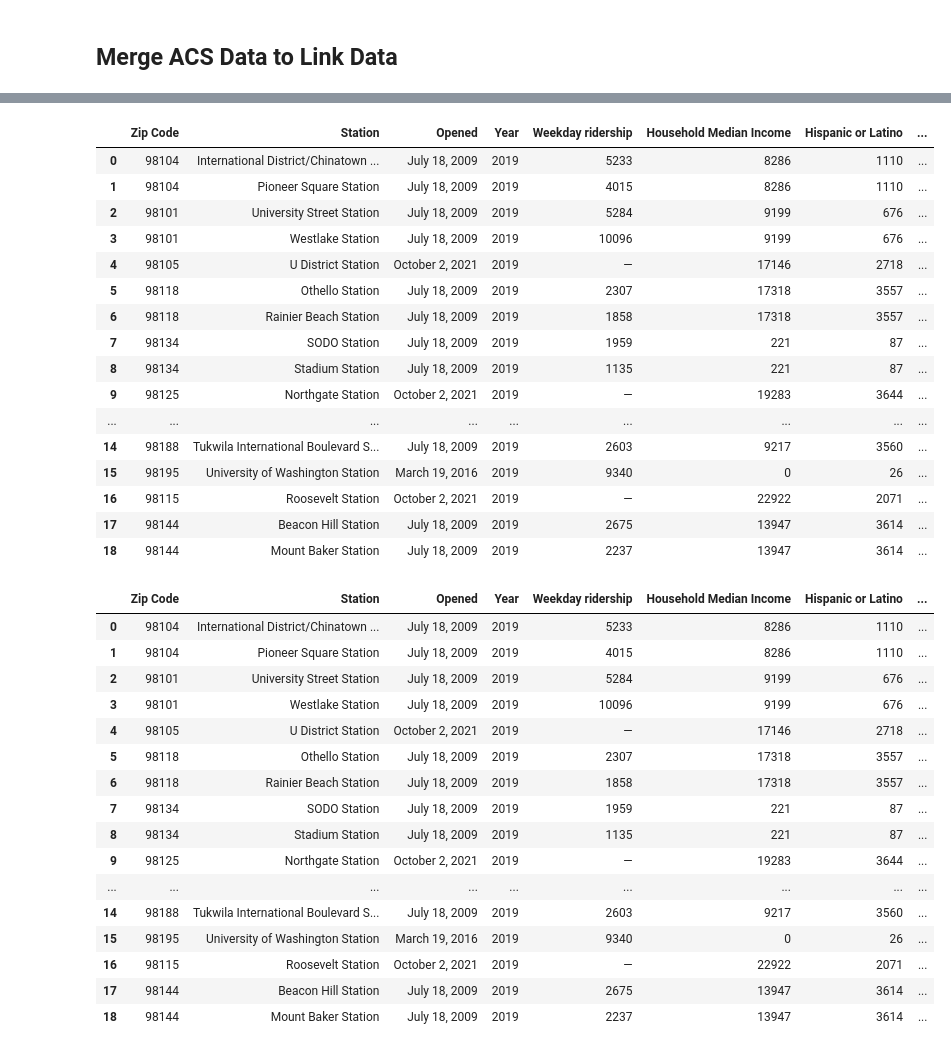
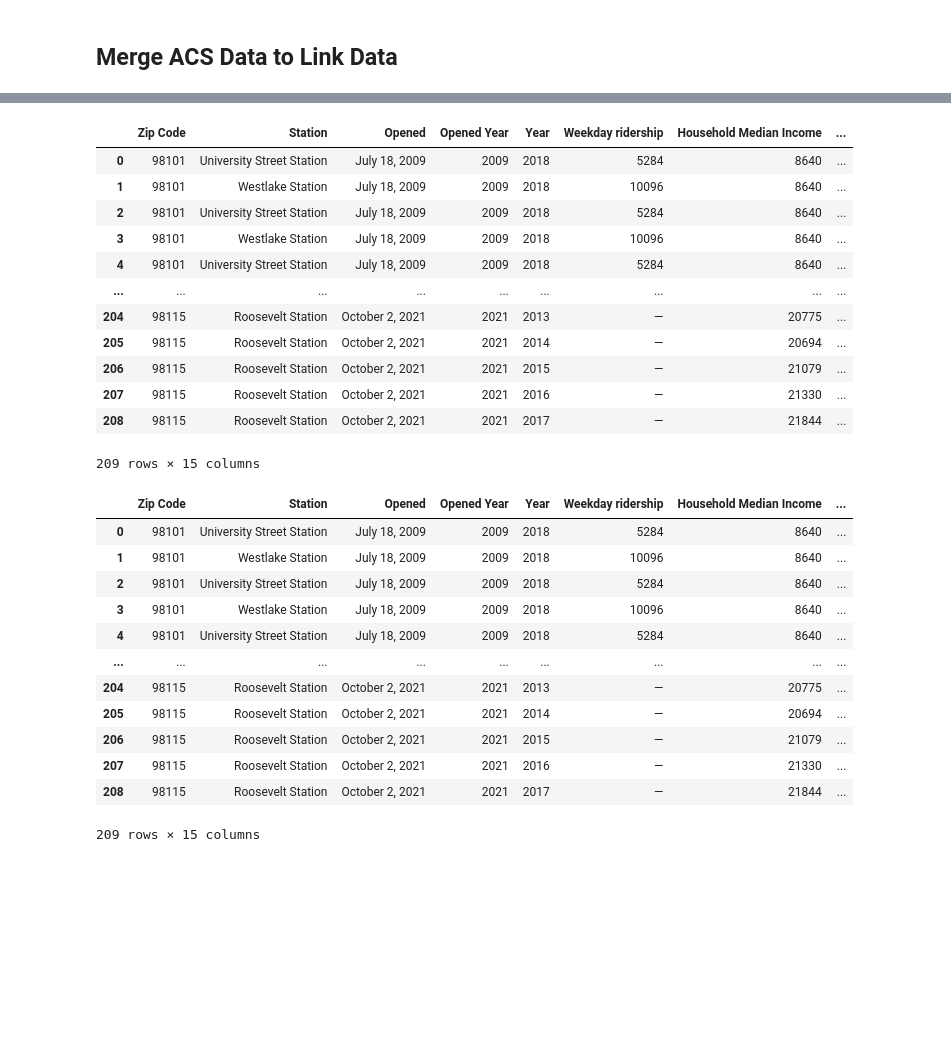
Before and after one commit to oeuyown/computational-thinking, a Jupyter notebook: deliverable_1/deliverable_I.ipynb, the cells around one changed output, grey strips where cells are left out. Drawn from its saved outputs; the diff is of its cells as text; code cells hidden in the pictures; blank space fills up the shorter version.

Commit message:
data updates

```diff
--- a/deliverable_1/deliverable_I.ipynb
+++ b/deliverable_1/deliverable_I.ipynb
@@ -704,15 +704,15 @@ acsData.to_csv("acsData.csv",index=False)
 ## Merge Light Rail Link Stations
 # %%
 # link to station wiki data
-linkStationWiki='https://raw.githubusercontent.com/oeuyown/computational-thinking/main/deliverable_1/data/stationVars.csv'
+linkStationWiki='https://raw.githubusercontent.com/oeuyown/computational-thinking/main/deliverable_1/stationVars.csv'
 stationWiki=pd.read_csv(linkStationWiki)
 
 # link to station zips
-linkStationZips='https://raw.githubusercontent.com/oeuyown/computational-thinking/main/deliverable_1/data//station_zips.csv'
+linkStationZips='https://raw.githubusercontent.com/oeuyown/computational-thinking/main/deliverable_1/station_zips.csv'
 stationZips=pd.read_csv(linkStationZips)
 
 # link to acs data
-linkACS='https://raw.githubusercontent.com/oeuyown/computational-thinking/main/deliverable_1/data/acsData.csv'
+linkACS='https://raw.githubusercontent.com/oeuyown/computational-thinking/main/deliverable_1/acsData.csv'
 acsMerge=pd.read_csv(linkACS)
 # %%
 # check current columns
@@ -850,7 +850,7 @@ right_only     0
 Name: _merge, dtype: int64
 # %%
 # drop and update the data frame
-columnsToDrop = [11,15,16]
+columnsToDrop = [11,17,18]
 finalMerge.drop(labels=finalMerge.columns[columnsToDrop],axis=1,inplace=True)
 finalMerge.head()
 # %% [output]
@@ -863,47 +863,39 @@ finalMerge.head()
 # %%
 # reorder columns
-finalMerge = finalMerge[["Zip Code", "Station", "Opened", "Year","Weekday ridership", "Household Median Income", "Hispanic or Latino", "White alone", "Black or African American alone", "Asian alone", "American Indian and Alaska Native alone", "Native Hawaiian and Other Pacific Islander alone", "Some other race alone", "Two or more races alone"]]
+finalMerge = finalMerge[["Zip Code", "Station", "Opened", "Opened Year","Year","Weekday ridership", "Household Median Income", "Hispanic or Latino", "White alone", "Black or African American alone", "Asian alone", "American Indian and Alaska Native alone", "Native Hawaiian and Other Pacific Islander alone", "Some other race alone", "Two or more races alone"]]
 finalMerge
 # %% [output]
-|  | Zip Code | Station | Opened | Year | Weekday ridership | Household Median Income | Hispanic or Latino | ... |
-| 0 | 98104 | International District/Chinatown ... | July 18, 2009 | 2019 | 5233 | 8286 | 1110 | ... |
-| 1 | 98104 | Pioneer Square Station | July 18, 2009 | 2019 | 4015 | 8286 | 1110 | ... |
-| 2 | 98101 | University Street Station | July 18, 2009 | 2019 | 5284 | 9199 | 676 | ... |
-| 3 | 98101 | Westlake Station | July 18, 2009 | 2019 | 10096 | 9199 | 676 | ... |
-| 4 | 98105 | U District Station | October 2, 2021 | 2019 | — | 17146 | 2718 | ... |
-| 5 | 98118 | Othello Station | July 18, 2009 | 2019 | 2307 | 17318 | 3557 | ... |
-| 6 | 98118 | Rainier Beach Station | July 18, 2009 | 2019 | 1858 | 17318 | 3557 | ... |
-| 7 | 98134 | SODO Station | July 18, 2009 | 2019 | 1959 | 221 | 87 | ... |
-| 8 | 98134 | Stadium Station | July 18, 2009 | 2019 | 1135 | 221 | 87 | ... |
-| 9 | 98125 | Northgate Station | October 2, 2021 | 2019 | — | 19283 | 3644 | ... |
+|  | Zip Code | Station | Opened | Opened Year | Year | Weekday ridership | Household Median Income | ... |
+| 0 | 98101 | University Street Station | July 18, 2009 | 2009 | 2018 | 5284 | 8640 | ... |
+| 1 | 98101 | Westlake Station | July 18, 2009 | 2009 | 2018 | 10096 | 8640 | ... |
+| 2 | 98101 | University Street Station | July 18, 2009 | 2009 | 2018 | 5284 | 8640 | ... |
+| 3 | 98101 | Westlake Station | July 18, 2009 | 2009 | 2018 | 10096 | 8640 | ... |
+| 4 | 98101 | University Street Station | July 18, 2009 | 2009 | 2018 | 5284 | 8640 | ... |
 | ... | ... | ... | ... | ... | ... | ... | ... | ... |
-| 14 | 98188 | Tukwila International Boulevard S... | July 18, 2009 | 2019 | 2603 | 9217 | 3560 | ... |
-| 15 | 98195 | University of Washington Station | March 19, 2016 | 2019 | 9340 | 0 | 26 | ... |
-| 16 | 98115 | Roosevelt Station | October 2, 2021 | 2019 | — | 22922 | 2071 | ... |
-| 17 | 98144 | Beacon Hill Station | July 18, 2009 | 2019 | 2675 | 13947 | 3614 | ... |
-| 18 | 98144 | Mount Baker Station | July 18, 2009 | 2019 | 2237 | 13947 | 3614 | ... |
+| 204 | 98115 | Roosevelt Station | October 2, 2021 | 2021 | 2013 | — | 20775 | ... |
+| 205 | 98115 | Roosevelt Station | October 2, 2021 | 2021 | 2014 | — | 20694 | ... |
+| 206 | 98115 | Roosevelt Station | October 2, 2021 | 2021 | 2015 | — | 21079 | ... |
+| 207 | 98115 | Roosevelt Station | October 2, 2021 | 2021 | 2016 | — | 21330 | ... |
+| 208 | 98115 | Roosevelt Station | October 2, 2021 | 2021 | 2017 | — | 21844 | ... |
+209 rows × 15 columns
 # %%
 finalMerge.sort_values('Station')
 finalMerge.reset_index(drop=True,inplace=True)
 finalMerge
 # %% [output]
-|  | Zip Code | Station | Opened | Year | Weekday ridership | Household Median Income | Hispanic or Latino | ... |
-| 0 | 98104 | International District/Chinatown ... | July 18, 2009 | 2019 | 5233 | 8286 | 1110 | ... |
-| 1 | 98104 | Pioneer Square Station | July 18, 2009 | 2019 | 4015 | 8286 | 1110 | ... |
-| 2 | 98101 | University Street Station | July 18, 2009 | 2019 | 5284 | 9199 | 676 | ... |
-| 3 | 98101 | Westlake Station | July 18, 2009 | 2019 | 10096 | 9199 | 676 | ... |
-| 4 | 98105 | U District Station | October 2, 2021 | 2019 | — | 17146 | 2718 | ... |
-| 5 | 98118 | Othello Station | July 18, 2009 | 2019 | 2307 | 17318 | 3557 | ... |
-| 6 | 98118 | Rainier Beach Station | July 18, 2009 | 2019 | 1858 | 17318 | 3557 | ... |
-| 7 | 98134 | SODO Station | July 18, 2009 | 2019 | 1959 | 221 | 87 | ... |
-| 8 | 98134 | Stadium Station | July 18, 2009 | 2019 | 1135 | 221 | 87 | ... |
-| 9 | 98125 | Northgate Station | October 2, 2021 | 2019 | — | 19283 | 3644 | ... |
+|  | Zip Code | Station | Opened | Opened Year | Year | Weekday ridership | Household Median Income | ... |
+| 0 | 98101 | University Street Station | July 18, 2009 | 2009 | 2018 | 5284 | 8640 | ... |
+| 1 | 98101 | Westlake Station | July 18, 2009 | 2009 | 2018 | 10096 | 8640 | ... |
+| 2 | 98101 | University Street Station | July 18, 2009 | 2009 | 2018 | 5284 | 8640 | ... |
+| 3 | 98101 | Westlake Station | July 18, 2009 | 2009 | 2018 | 10096 | 8640 | ... |
+| 4 | 98101 | University Street Station | July 18, 2009 | 2009 | 2018 | 5284 | 8640 | ... |
 | ... | ... | ... | ... | ... | ... | ... | ... | ... |
-| 14 | 98188 | Tukwila International Boulevard S... | July 18, 2009 | 2019 | 2603 | 9217 | 3560 | ... |
-| 15 | 98195 | University of Washington Station | March 19, 2016 | 2019 | 9340 | 0 | 26 | ... |
-| 16 | 98115 | Roosevelt Station | October 2, 2021 | 2019 | — | 22922 | 2071 | ... |
-| 17 | 98144 | Beacon Hill Station | July 18, 2009 | 2019 | 2675 | 13947 | 3614 | ... |
-| 18 | 98144 | Mount Baker Station | July 18, 2009 | 2019 | 2237 | 13947 | 3614 | ... |
+| 204 | 98115 | Roosevelt Station | October 2, 2021 | 2021 | 2013 | — | 20775 | ... |
+| 205 | 98115 | Roosevelt Station | October 2, 2021 | 2021 | 2014 | — | 20694 | ... |
+| 206 | 98115 | Roosevelt Station | October 2, 2021 | 2021 | 2015 | — | 21079 | ... |
+| 207 | 98115 | Roosevelt Station | October 2, 2021 | 2021 | 2016 | — | 21330 | ... |
+| 208 | 98115 | Roosevelt Station | October 2, 2021 | 2021 | 2017 | — | 21844 | ... |
+209 rows × 15 columns
 # %%
 # save to csv format
 finalMerge.to_csv("finalMerge.csv",index=False)
```
Also changed, not shown: parts of 13 cells of this notebook, 3 other files.
